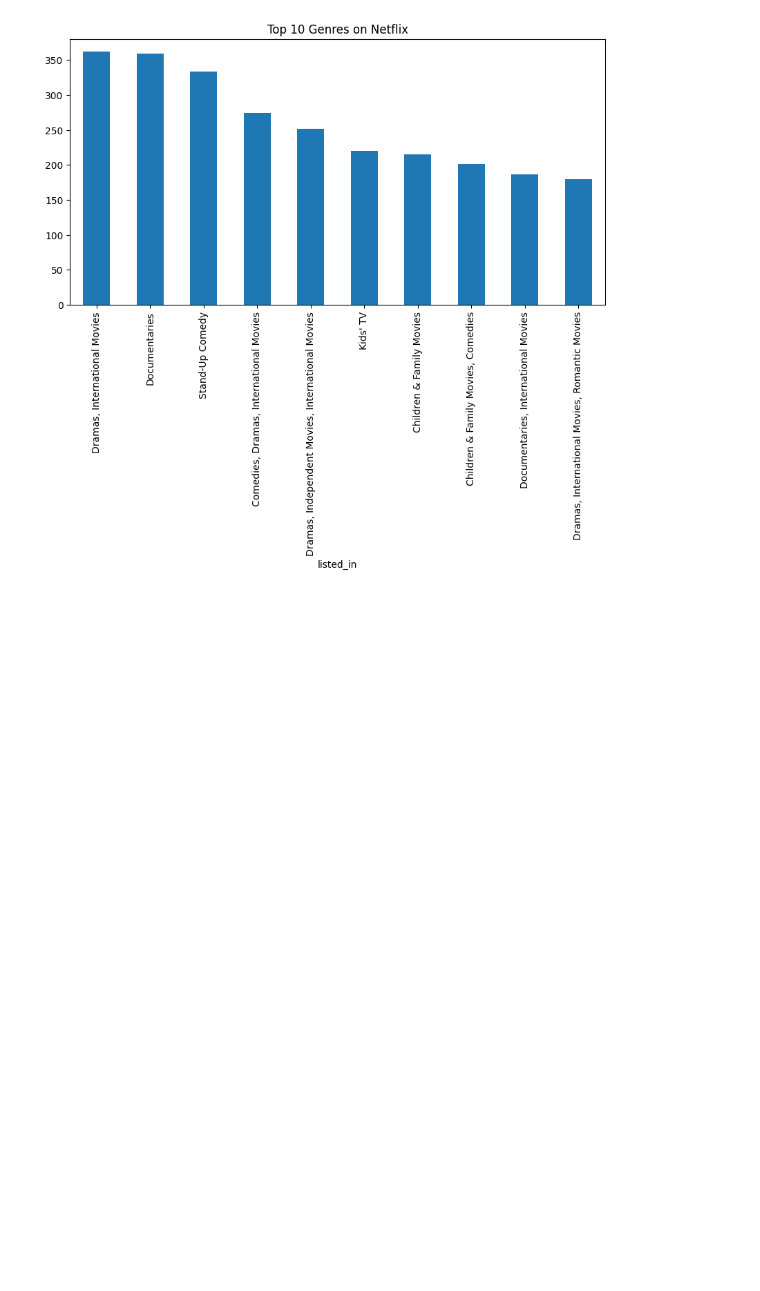
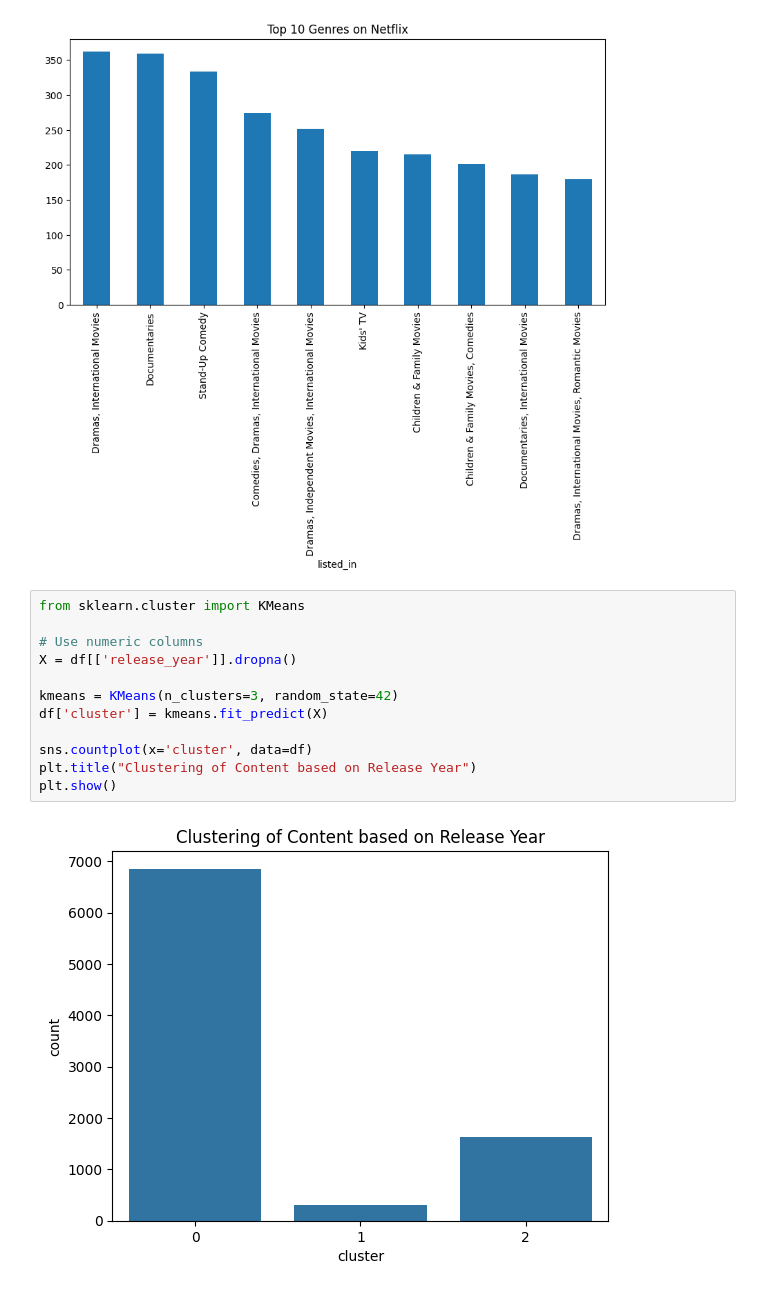
Before and after one commit to neha200519/-Streamlytics, a Jupyter notebook: milestone3.ipynb, the cells around one changed output. Saved outputs shown, nothing was run; the diff lists cells and outputs as text; blank space fills up the shorter version.

Commit message:
Milestone 3 completed with clustering and classification

```diff
--- a/milestone3.ipynb
+++ b/milestone3.ipynb
@@ -83,3 +83,17 @@ plt.title("Top 10 Genres on Netflix")
 plt.show()
 # %% [output]
 [figure]
+# %%
+from sklearn.cluster import KMeans
+
+# Use numeric columns
+X = df[['release_year']].dropna()
+
+kmeans = KMeans(n_clusters=3, random_state=42)
+df['cluster'] = kmeans.fit_predict(X)
+
+sns.countplot(x='cluster', data=df)
+plt.title("Clustering of Content based on Release Year")
+plt.show()
+# %% [output]
+[figure, added]
```
Also changed, not shown: parts of 2 cells of this notebook.
